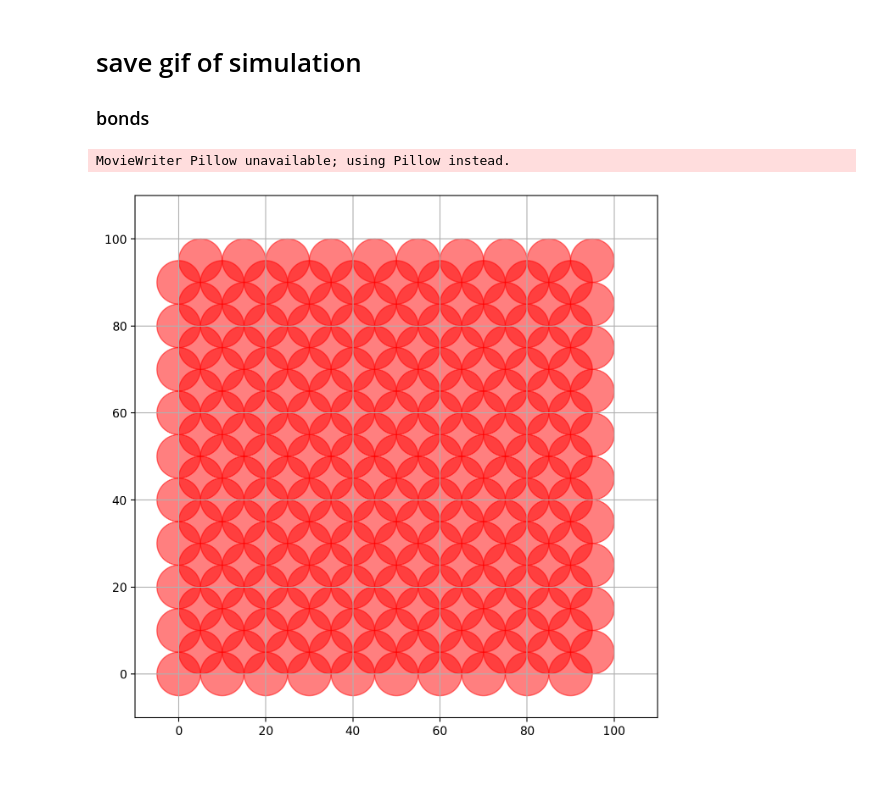
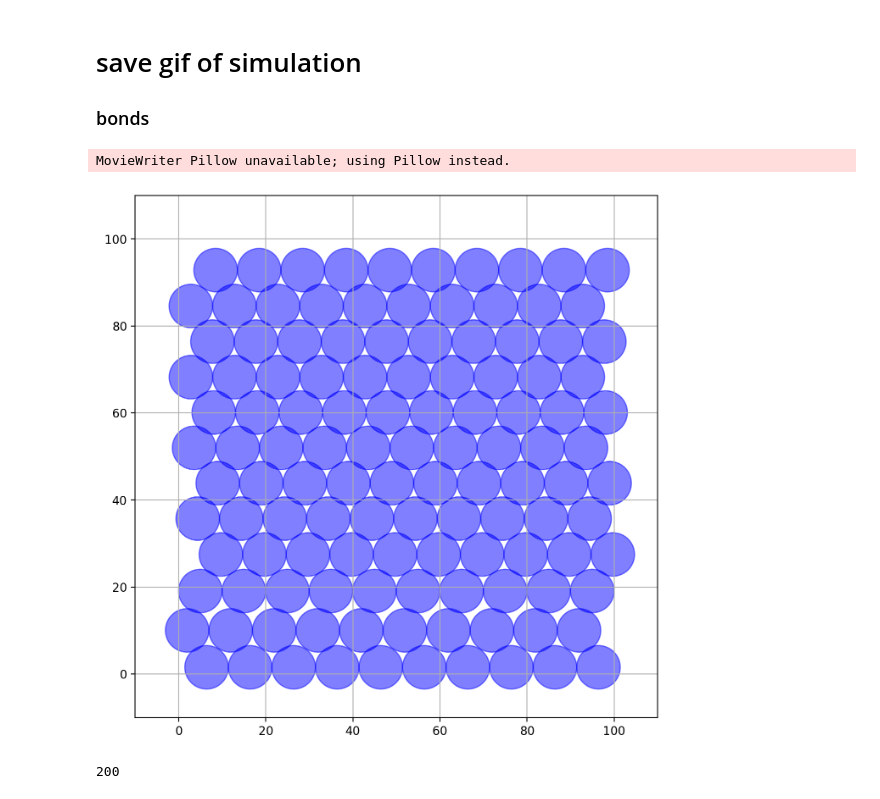
Before and after one commit to lexiarlen/LIGGGHTS_SEAICE, a Jupyter notebook: lexi_tests/python_visualization/python_plots.ipynb, the cells around one changed output. Drawn from its saved outputs; the diff is of its cells as text; code cells hidden in the pictures.

```diff
--- a/lexi_tests/python_visualization/python_plots.ipynb
+++ b/lexi_tests/python_visualization/python_plots.ipynb
@@ -13,8 +13,8 @@ from liggghts_file_parsing import get_dt, create_bond_df, create_atom_df
 # %% [markdown]
 # streamlined visualization
 # %%
-directory = r"\\wsl$\Ubuntu-18.04\home\arlenlex\LIGGGHTS_SEAICE\lexi_tests\floe_testing\post"
-log_file_path = r"\\wsl$\Ubuntu-18.04\home\arlenlex\LIGGGHTS_SEAICE\lexi_tests\floe_testing\log.liggghts"
+directory = r"\\wsl$\Ubuntu-18.04\home\arlenlex\LIGGGHTS_SEAICE\lexi_tests\floe_testing\shear_floe\post"
+log_file_path = r"\\wsl$\Ubuntu-18.04\home\arlenlex\LIGGGHTS_SEAICE\lexi_tests\floe_testing\shear_floe\log.liggghts"
 # %%
 dt = get_dt(log_file_path)
 df_bond = create_bond_df(directory)
@@ -131,33 +119,47 @@ for atom_id in unique_atoms:
     circle = Circle((initial_x, initial_y), radius, color='blue', alpha=0.5)
     ax.add_patch(circle)
     circles[atom_id] = circle
 
 # Set the plot limits manually
 ax.set_xlim(-10, 110)
 ax.set_ylim(-10, 110)
 ax.set_aspect('equal', 'box')
 ax.grid()
 
 # Update function for animation
 def update(frame):
     for atom_id in unique_atoms:
         new_x = df_atom[(atom_id, 'x')].iloc[frame]
         new_y = df_atom[(atom_id, 'y')].iloc[frame]
         bond_broken = bond_dne[frame]  # Assuming atom_id starts from 1 and maps directly to indices (0-based)
         color = 'red' if ((bond_broken==1) or (np.isnan(bond_broken))) else 'blue'  # Change color if bond status is NaN
         circles[atom_id].center = (new_x, new_y)
         circles[atom_id].set_color(color)  # Update the color based on bond status
     return circles.values()
 
 # Animation parameters
-N = 2
+N = 10
 frame_indices = range(0, len(df_atom[(next(iter(unique_atoms)), 'x')]), N)
 
 # Create and save the animation
 anim = FuncAnimation(fig, update, frames=frame_indices, blit=True, repeat=True)
-anim.save('gifs/bond_tests/tension/coeffrest=0.2.png', writer='Pillow', fps=10)  # Adjust fps as needed
+anim.save('gifs/floe_tests/shear/fx1e4.png', writer='Pillow', fps=10)  # Adjust fps as needed
 
 plt.show()
 # %% [output]
 MovieWriter Pillow unavailable; using Pillow instead.
-[figure, old version]
+[figure, new version]
+# %%
+# Assuming df_atom has already been defined and structured correctly
+unique_atoms = set(idx[0] for idx in df_atom.keys())
+
+# Initialize circles at their initial positions
+for atom_id in unique_atoms:
+    initial_x = df_atom[(atom_id, 'x')].iloc[0]
+    initial_y = df_atom[(atom_id, 'y')].iloc[0]
+    radius = df_atom[(atom_id, 'radius')].iloc[0]
+    circle = Circle((initial_x, initial_y), radius, color='blue', alpha=0.5)
+    ax.add_patch(circle)
+    circles[atom_id] = circle
+# %% [output]
+200
```
Also changed, not shown: parts of 4 cells of this notebook, 6 other files.
